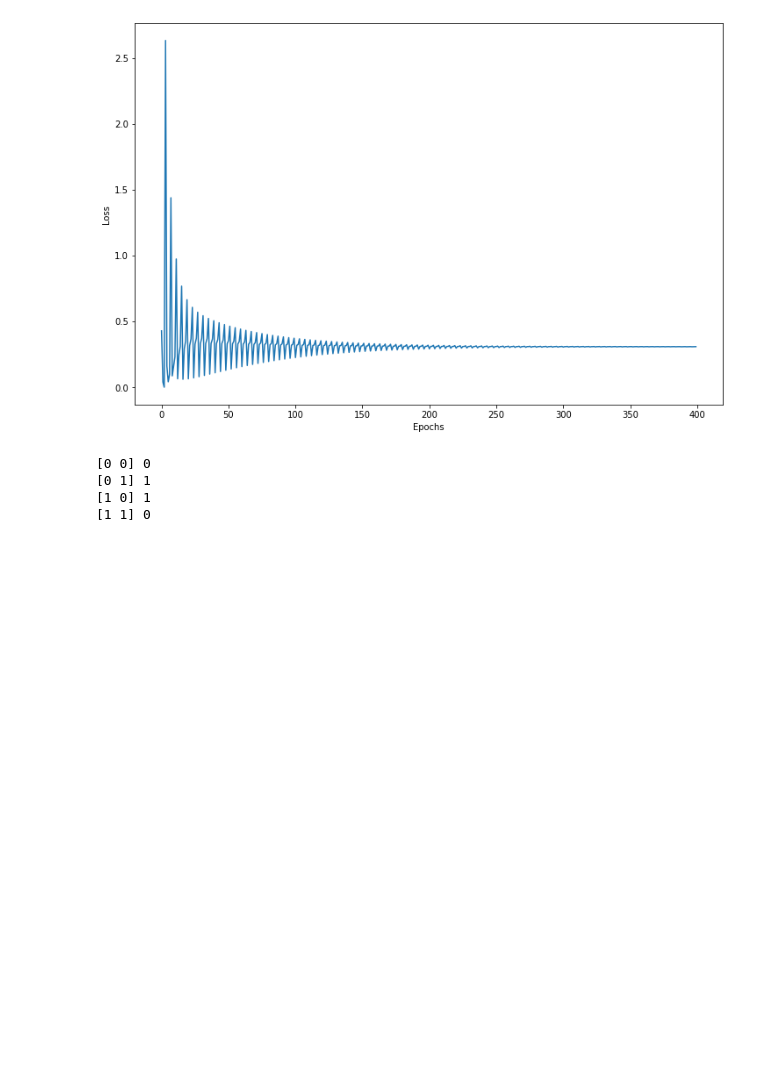
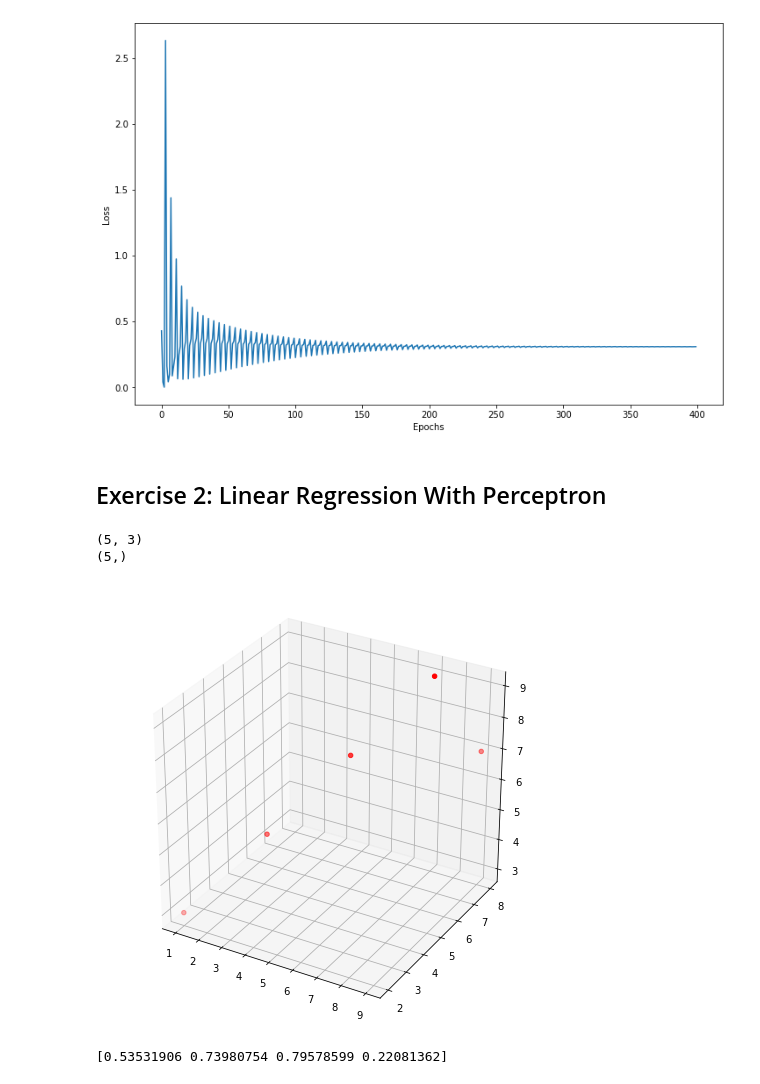
Before and after one commit to ilirsheraj/AutoEncoders-GANs, a Jupyter notebook: Chpt_01_Basics_DL.ipynb, the cells around one changed output. Drawn from its saved outputs; the diff is of its cells as text; code cells hidden in the pictures; blank space fills up the shorter version.

```diff
--- a/Chpt_01_Basics_DL.ipynb
+++ b/Chpt_01_Basics_DL.ipynb
@@ -95,11 +95,29 @@ plt.ylabel("Loss")
 plt.show()
 # %% [output]
 [figure]
-# %%
-for input, labels in zip(X,Y):
-    print(input, labels)
-# %% [output]
-[0 0] 0
-[0 1] 1
-[1 0] 1
-[1 1] 0
+# %% [markdown]
+## Exercise 2: Linear Regression With Perceptron
+# %%
+# Define another dataset
+X = np.array([[1,2,3],[3,4,5],[5,6,7],[7,8,9],[9,8,7]])
+Y = np.array([1,2,3,4,5])
+print(X.shape)
+print(Y.shape)
+# %% [output]
+(5, 3)
+(5,)
+# %%
+fig = plt.figure(figsize=(8,8))
+ax = fig.add_subplot(111, projection="3d")
+ax.scatter(X[:,0], X[:,1], X[:,2], c="r", marker="o")
+plt.show()
+# %% [output]
+[figure, added]
+# %%
+no_of_inputs = X.shape[1]
+epochs = 50
+learning_rate = 0.01
+weights = np.random.rand(no_of_inputs +1)
+print(weights)
+# %% [output]
+[0.53531906 0.73980754 0.79578599 0.22081362]
```
Also changed, not shown: parts of 5 cells of this notebook.
